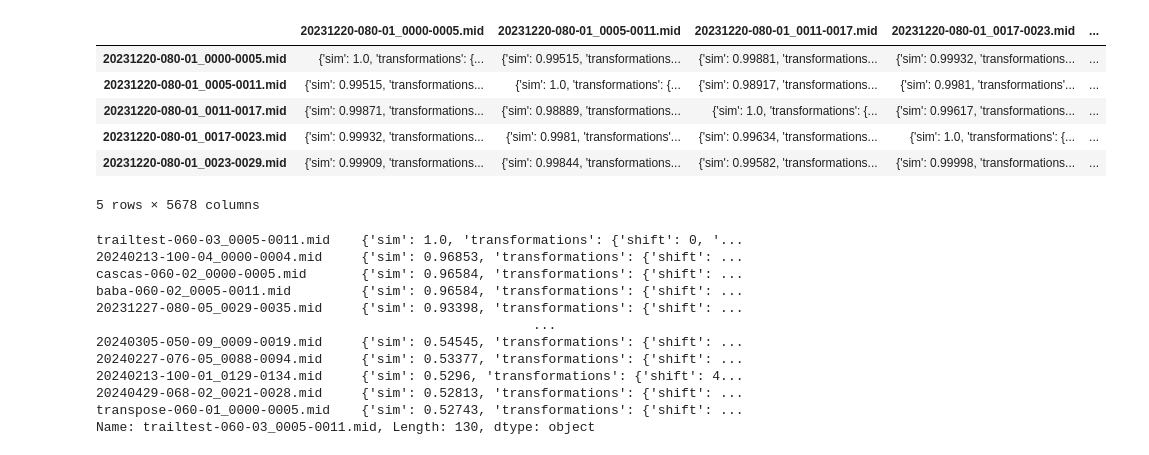
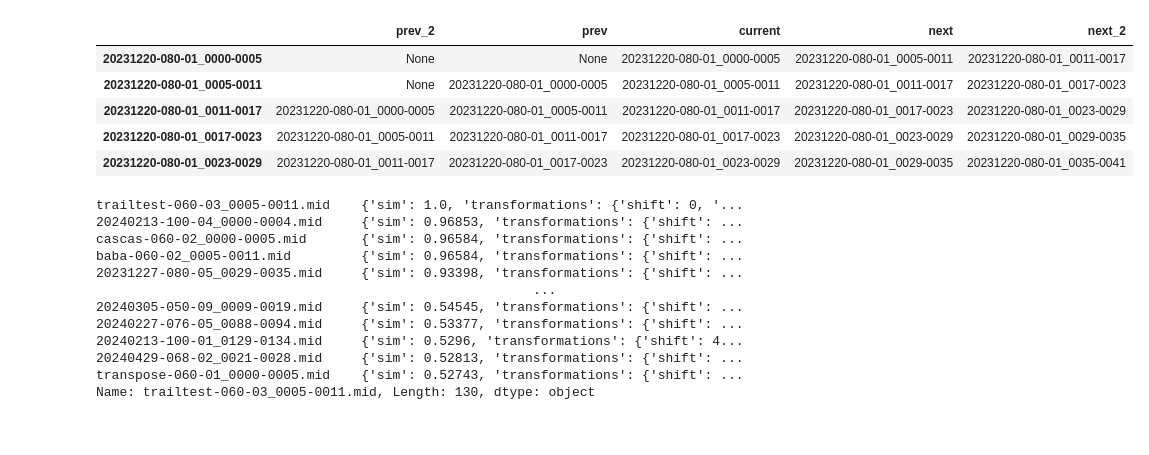
Before and after one commit to osageev/disklavier, a Jupyter notebook: notebooks/pandas.ipynb, the cells around one changed output. Saved outputs shown, nothing was run; the diff lists cells and outputs as text; code cells hidden in the pictures.

Commit message:
working on dataset pipeline

```diff
--- a/notebooks/pandas.ipynb
+++ b/notebooks/pandas.ipynb
@@ -6,18 +6,17 @@ import matplotlib.pyplot as plt
 import pandas as pd
 
 random.seed(0)
-# %%
-pf_df = "../data/tables/20240621/sim.parquet"
-df = pd.read_parquet(pf_df)
-df.head()
-# %% [output]
-|  | 20231220-080-01_0000-0005.mid | 20231220-080-01_0005-0011.mid | 20231220-080-01_0011-0017.mid | 20231220-080-01_0017-0023.mid | ... |
-| 20231220-080-01_0000-0005.mid | {'sim': 1.0, 'transformations': {... | {'sim': 0.99515, 'transformations... | {'sim': 0.99881, 'transformations... | {'sim': 0.99932, 'transformations... | ... |
-| 20231220-080-01_0005-0011.mid | {'sim': 0.99515, 'transformations... | {'sim': 1.0, 'transformations': {... | {'sim': 0.98917, 'transformations... | {'sim': 0.9981, 'transformations'... | ... |
-| 20231220-080-01_0011-0017.mid | {'sim': 0.99871, 'transformations... | {'sim': 0.98889, 'transformations... | {'sim': 1.0, 'transformations': {... | {'sim': 0.99617, 'transformations... | ... |
-| 20231220-080-01_0017-0023.mid | {'sim': 0.99932, 'transformations... | {'sim': 0.9981, 'transformations'... | {'sim': 0.99634, 'transformations... | {'sim': 1.0, 'transformations': {... | ... |
-| 20231220-080-01_0023-0029.mid | {'sim': 0.99909, 'transformations... | {'sim': 0.99844, 'transformations... | {'sim': 0.99582, 'transformations... | {'sim': 0.99998, 'transformations... | ... |
-5 rows × 5678 columns
+# %%
+pf_df = "/media/nova/Datasets/sageev-midi/20250320/neighbors.h5"
+df = pd.read_hdf(pf_df, key="neighbors")
+df.head()
+# %% [output]
+|  | prev_2 | prev | current | next | next_2 |
+| 20231220-080-01_0000-0005 | None | None | 20231220-080-01_0000-0005 | 20231220-080-01_0005-0011 | 20231220-080-01_0011-0017 |
+| 20231220-080-01_0005-0011 | None | 20231220-080-01_0000-0005 | 20231220-080-01_0005-0011 | 20231220-080-01_0011-0017 | 20231220-080-01_0017-0023 |
+| 20231220-080-01_0011-0017 | 20231220-080-01_0000-0005 | 20231220-080-01_0005-0011 | 20231220-080-01_0011-0017 | 20231220-080-01_0017-0023 | 20231220-080-01_0023-0029 |
+| 20231220-080-01_0017-0023 | 20231220-080-01_0005-0011 | 20231220-080-01_0011-0017 | 20231220-080-01_0017-0023 | 20231220-080-01_0023-0029 | 20231220-080-01_0029-0035 |
+| 20231220-080-01_0023-0029 | 20231220-080-01_0011-0017 | 20231220-080-01_0017-0023 | 20231220-080-01_0023-0029 | 20231220-080-01_0029-0035 | 20231220-080-01_0035-0041 |
 # %%
 banned_files = ['20240213-100-04_0000-0004.mid', 'cascas-060-02_0000-0005.mid']
 df.loc["trailtest-060-03_0005-0011.mid"].sort_values(
```
Also changed, not shown: 20 other files.
